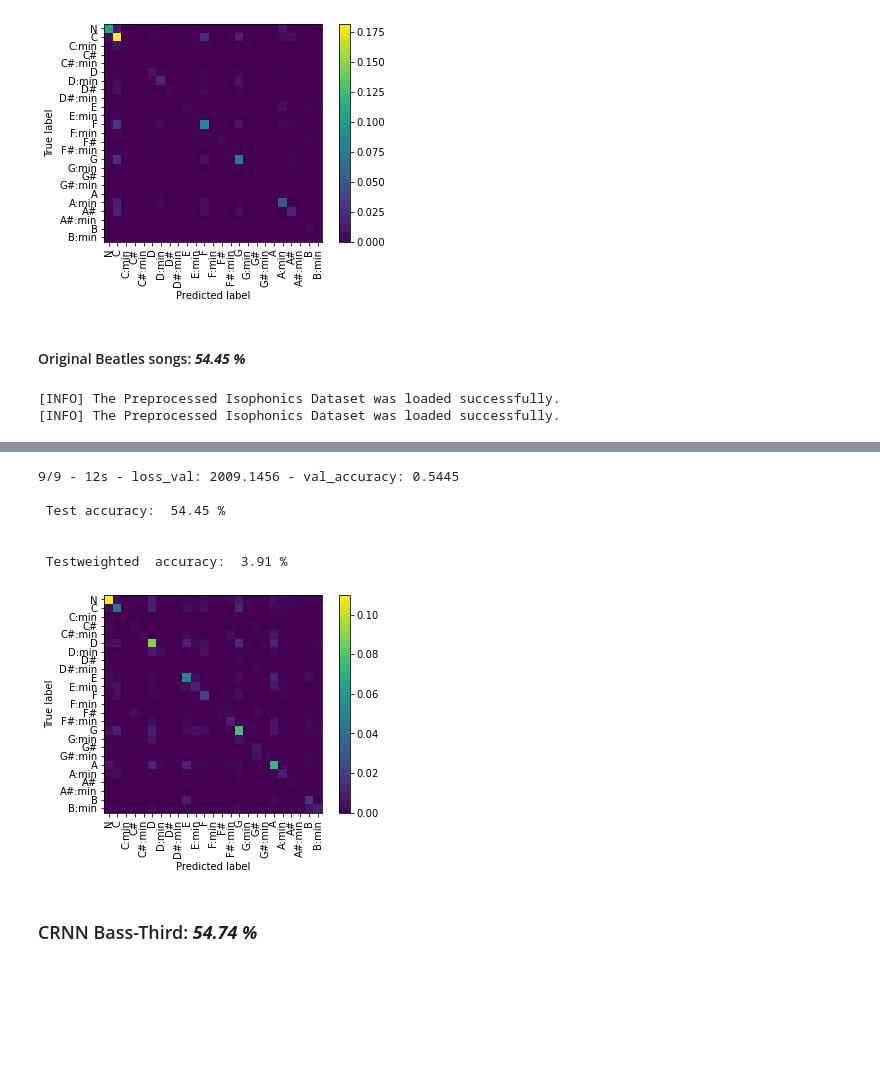
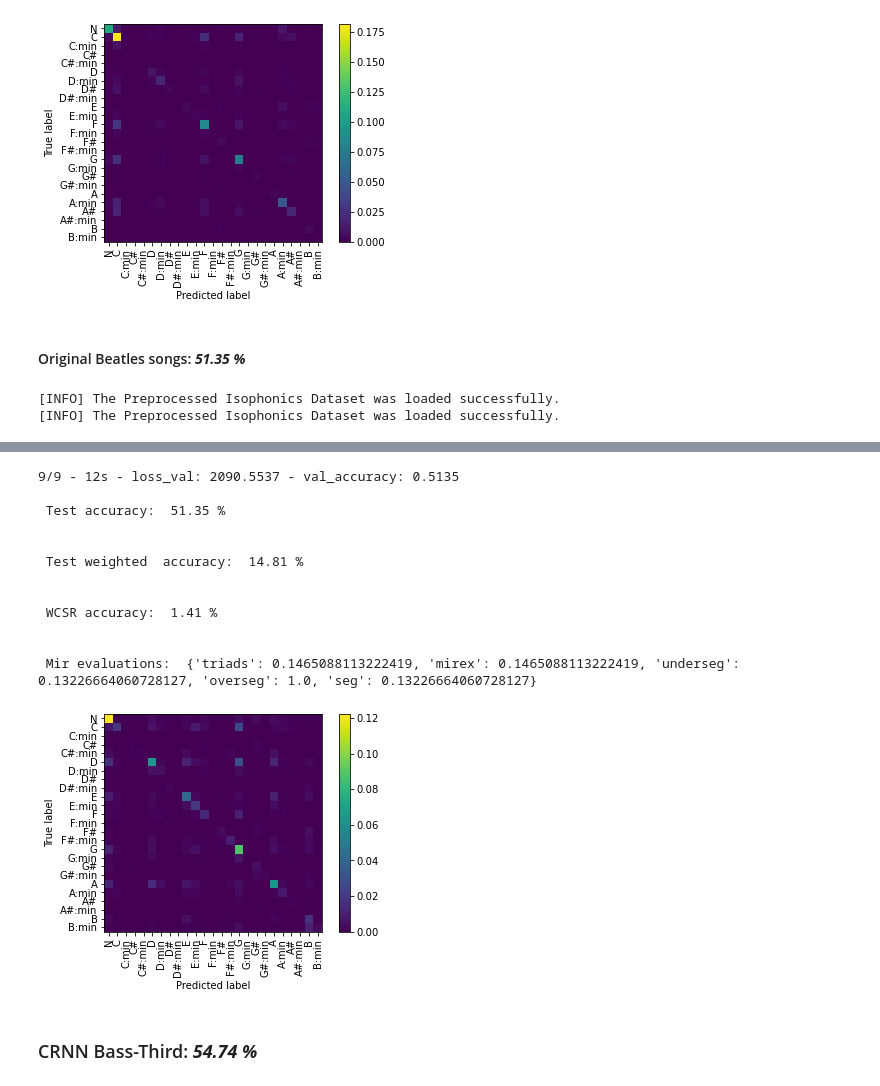
Before and after one commit to lanzv/SongChordsRecognizer, a Jupyter notebook: ACR_Training/Beatles Results.ipynb, the cells around one changed output, grey strips where cells are left out. Drawn from its saved outputs; the diff is of its cells as text; code cells hidden in the pictures; blank space fills up the shorter version.

Commit message:
Add Original CRF CRNN all mir eval scores

```diff
--- a/ACR_Training/Beatles Results.ipynb
+++ b/ACR_Training/Beatles Results.ipynb
@@ -430,7 +430,7 @@ Epoch 100/100
  Mir evaluations:  {'triads': 0.1465088113222419, 'mirex': 0.1465088113222419, 'underseg': 0.13226664060728127, 'overseg': 1.0, 'seg': 0.13226664060728127}
 [figure]
 # %% [markdown]
-#### Original Beatles songs: ***54.45 %***
+#### Original Beatles songs: ***51.35 %***
 # %%
 from sklearn.preprocessing import StandardScaler
 from sklearn.decomposition import PCA
@@ -461,7 +461,7 @@ train_x = preprocessor.transform(train_x.reshape((-1, 252))).reshape((-1, n_fram
 # Create model
 crnn_model = CRNN_CRF(input_shape=(n_frames, n_chromas, 1), output_classes=25)
 # Train model
-crnn_model.fit(train_x, train_y, [], [], epochs=50)
+crnn_model.fit(train_x, train_y, [], [], epochs=100)
 
 
 # EVALUATE
@@ -478,13 +478,22 @@ for songs_features, songs_labels in zip(test_x, test_y):
 grouped_test_x = np.array(grouped_test_x)
 grouped_test_y = np.array(grouped_test_y)
 
+
 # Accuracy
 print("\n","Test accuracy: ", "{:.2f}".format(100*crnn_model.score(grouped_test_x, grouped_test_y)), "%", "\n")
 crnn_model.display_confusion_matrix(grouped_test_x, grouped_test_y)
 # Weighted Accuracy
-print("\n","Testweighted  accuracy: ",
+print("\n","Test weighted  accuracy: ",
       "{:.2f}".format(100*Evaluator.eval_isophonics_testset(gold, predictions)),
       "%", "\n")
+# Weighted Accuracy
+print("\n","WCSR accuracy: ",
+      "{:.2f}".format(100*Evaluator.own_weighted_chord_symbol_recall(gold, predictions)),
+      "%", "\n")
+
+# Related mir eval scores
+print("\n","Mir evaluations: ",
+      Evaluator.mir_eval_all(gold, predictions),"\n")
 # %% [output]
 [INFO] The Preprocessed Isophonics Dataset was loaded successfully.
 [INFO] The Preprocessed Isophonics Dataset was loaded successfully.
@@ -507,11 +516,17 @@ Epoch 50/50
 [INFO] The CRNN model was successfully trained.
-9/9 - 12s - loss_val: 2009.1456 - val_accuracy: 0.5445
+9/9 - 12s - loss_val: 2090.5537 - val_accuracy: 0.5135
 
- Test accuracy:  54.45 %
+ Test accuracy:  51.35 %
 
 
- Testweighted  accuracy:  3.91 %
+ Test weighted  accuracy:  14.81 %
+
+
+ WCSR accuracy:  1.41 %
+
+
+ Mir evaluations:  {'triads': 0.1465088113222419, 'mirex': 0.1465088113222419, 'underseg': 0.13226664060728127, 'overseg': 1.0, 'seg': 0.13226664060728127}
-[figure, old version]
+[figure, new version]
 # %% [markdown]
 ### CRNN Bass-Third: ***54.74 %***
 # %%
```
Also changed, not shown: parts of 1 cell of this notebook.
